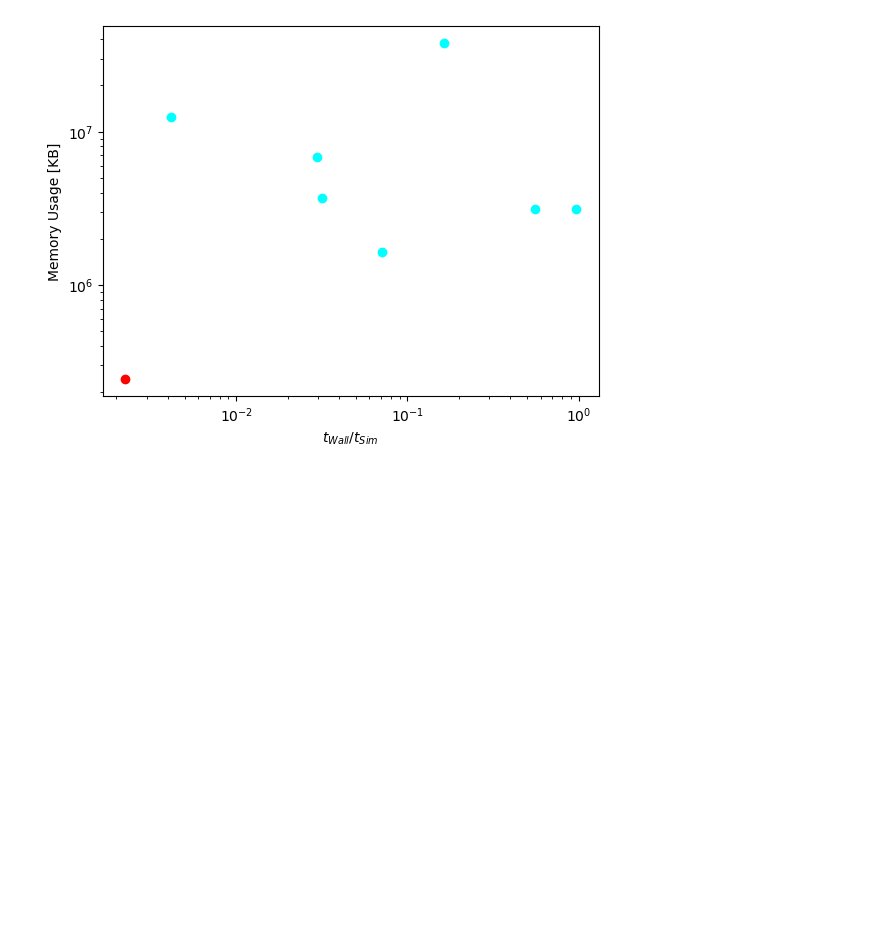
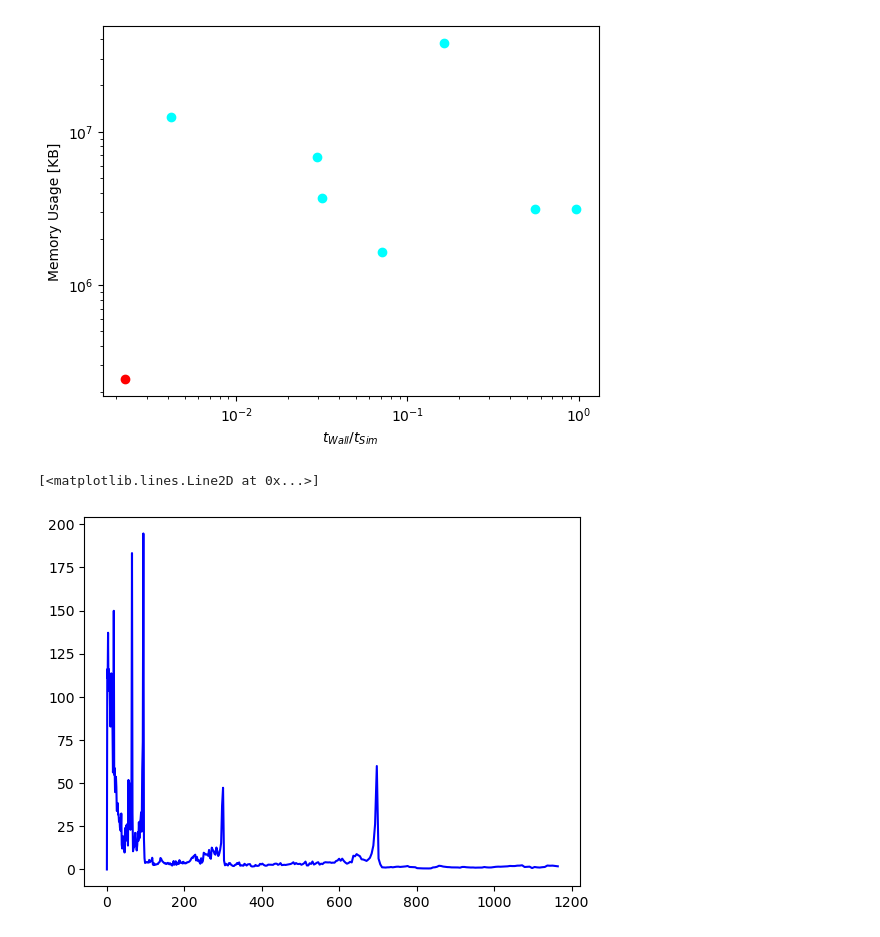
Before and after one commit to idaholab/swift, a Jupyter notebook: benchmarks/02_oswald_ripening/notebook.ipynb, the cells around one changed output. Drawn from its saved outputs; the diff is of its cells as text; code cells hidden in the pictures; blank space fills up the shorter version.

```diff
--- a/benchmarks/02_oswald_ripening/notebook.ipynb
+++ b/benchmarks/02_oswald_ripening/notebook.ipynb
@@ -59,3 +59,8 @@ plt.ylabel('Memory Usage [KB]')
 # %% [output]
 Text(0, 0.5, 'Memory Usage [KB]')
 [figure]
+# %%
+plt.plot(df2['time'], df2['v'], 'b')
+# %% [output]
+[<matplotlib.lines.Line2D at 0x...>]
+[figure, added]
```
Also changed, not shown: parts of 1 cell of this notebook, 7 other files.
